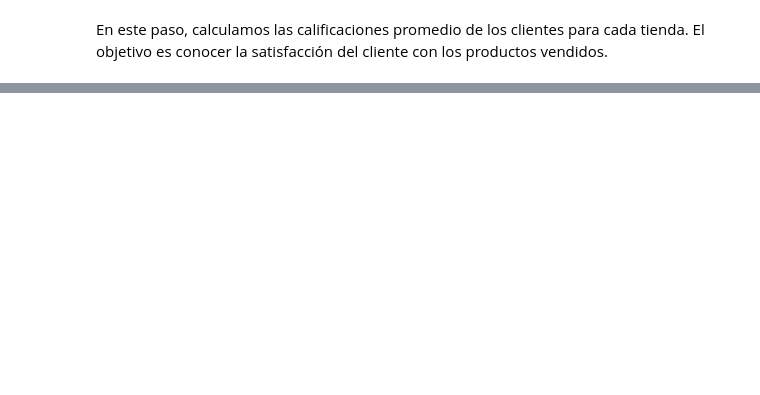
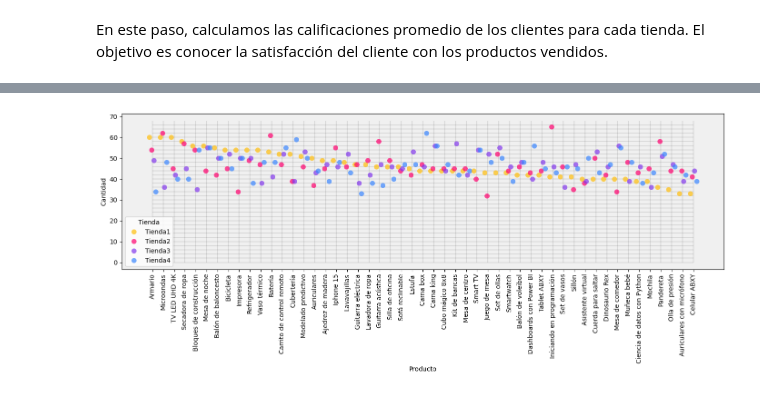
Before and after one commit to aylenfv/DS---Sr.-Juan, a Jupyter notebook: archivoDePruebas.ipynb, the cells around one changed output, grey strips where cells are left out. Drawn from its saved outputs; the diff is of its cells as text; code cells hidden in the pictures; blank space fills up the shorter version.

```diff
--- a/archivoDePruebas.ipynb
+++ b/archivoDePruebas.ipynb
@@ -542,0 +314,7 @@ nombres_ordenados,valores_ordenados =
+# %%
+# Agrupando por tienda y producto, contando la cantidad de productos vendidos y eliminando el índice original
+df_productos_t_cant = df_tiendas.groupby(['Tienda', 'Producto']).size().reset_index(name='Cantidad').reset_index(drop=True)
+
+# Ordenando el DataFrame por tienda y cantidad de productos vendidos, eliminando el índice original
+df_productos_t_cant =df_productos_t_cant.sort_values(by=['Tienda', 'Cantidad'], ascending=[True, False]).reset_index(drop=True)
+df_productos_t_cant
@@ -542,0 +335,28 @@ nombres_ordenados,valores_ordenados =
+# %%
+# GRÁFICO 1
+
+# Definiendo el tamaño del gráfico
+plt.figure(figsize=(14, 6));
+# Crear el gráfico de puntos
+ax = sns.swarmplot(df_productos_t_cant, x="Producto", y="Cantidad", hue="Tienda", palette=['#ffbe0b', "#ff006e", '#8338ec', '#3a86ff'], dodge=True, size=8, alpha=0.7);
+plt.xticks(rotation=90, fontsize=10);
+
+# Configurar el fondo del gráfico
+ax.set_facecolor('#f0f0f0');
+# Configurar las líneas verticales en el gráfico
+# Añadir líneas verticales en el eje x
+ax.vlines(x = [i for i in range(51)],
+          ymin = 0,
+          ymax = 68,
+          colors = ["#01010118" for i in range(51)])
+# Configurar las líneas horizontales en el gráfico
+# Añadir líneas horizontales en el eje y
+ax.hlines(y = [i for i in range(0,68,2)],
+          xmin = 0,
+          xmax = 50,
+          colors = ["#01010118" for i in range(140)])
+plt.tight_layout()
+# Configurar las etiquetas del eje x
+plt.xticks(rotation=90, fontsize=10);
+# %% [output]
+[figure, added]
```
Also changed, not shown: parts of 63 cells of this notebook, 9 other files.
